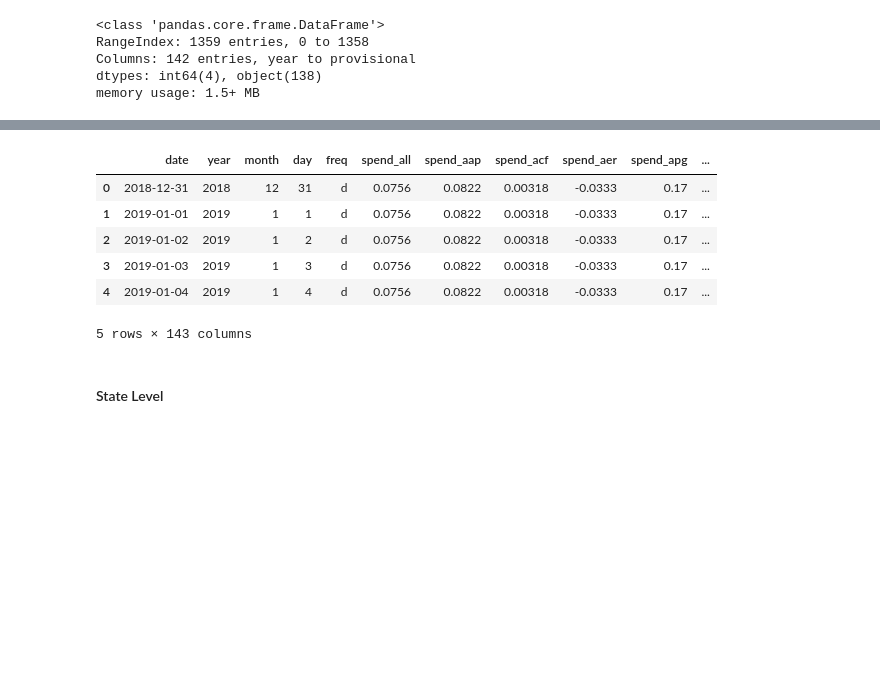
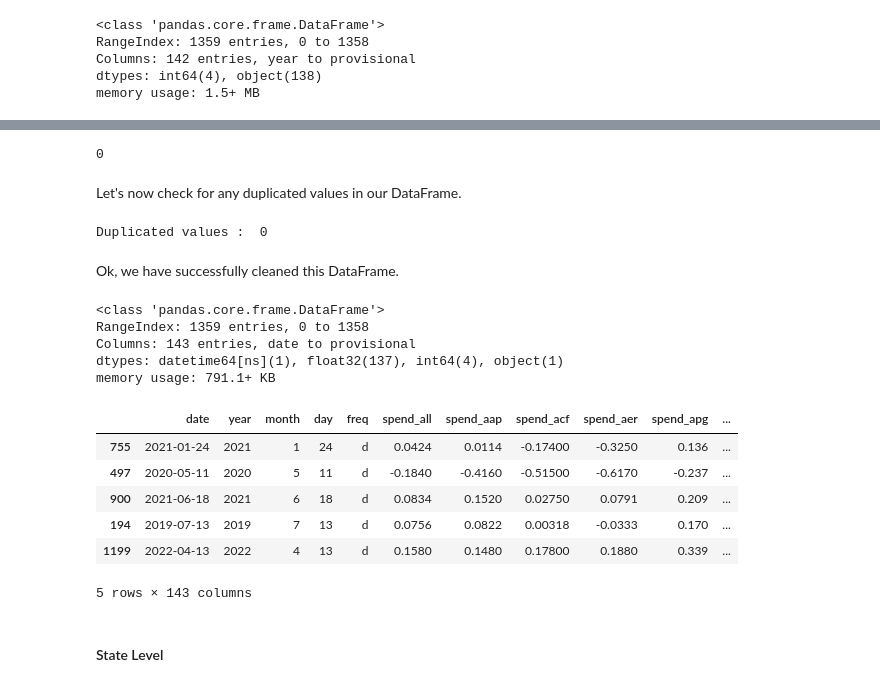
Before and after one commit to huymh/Consumer-Spending-Project, a Jupyter notebook: consumer_spending.ipynb, the cells around one changed output, grey strips where cells are left out. Saved outputs shown, nothing was run; the diff lists cells and outputs as text; code cells hidden in the pictures; blank space fills up the shorter version.

```diff
--- a/consumer_spending.ipynb
+++ b/consumer_spending.ipynb
@@ -181,3 +180,7 @@ def insert_covid_ref_lines(ax, zero_ref_line=False, natl_emerg=False, natl_recov
 # %%
-df1 = pd.read_csv('data/Affinity - National - Daily.csv')
-natl_daily = df1.replace('.', np.nan)
+natl_daily = pd.read_csv('data/Affinity - National - Daily.csv')
+st_daily = pd.read_csv('data/Affinity - State - Daily.csv')
+city_daily = pd.read_csv('data/Affinity - City - Daily.csv')
+
+cities = pd.read_csv('data/GeoIDs - City.csv')
+states = pd.read_csv('data/GeoIDs - State.csv')
@@ -206,6 +213,7 @@ memory usage: 1.5+ MB
 # %%
+# Replace `.` with NaN so we can easily convert to the right dtype afterwards
+natl_daily = natl_daily.replace('.', np.nan)
+
 # Convert all columns with "spend_" from dtype object to float32
 for col in [col for col in natl_daily.columns if 'spend_' in col]:
     natl_daily[col] = natl_daily[col].astype('float32')
-
-natl_daily = natl_daily.reset_index(drop=True)
@@ -212,4 +222,7 @@ natl_daily = natl_daily.reset_index(drop=True)
 # %%
-# Make a date column using the year, month, and day columns
+# Make a date Series using the year, month, and day columns
 date_dict = dict(year=natl_daily['year'], month=natl_daily['month'], day=natl_daily['day'])
-natl_daily.insert(loc=0, column='date', value=pd.to_datetime(date_dict))
+date_col = pd.Series(pd.to_datetime(date_dict), name='date')
+
+# Concatenate the date Series onto the main DataFrame at the beginning
+natl_daily = pd.concat([date_col, natl_daily], axis=1)
@@ -234,12 +245,33 @@ for col in natl_daily.columns:
+# %%
+# Check for any nulls
+print(natl_daily.isna().any().sum())
+# %% [output]
+0
+# %% [markdown]
+Let's now check for any duplicated values in our DataFrame.
+# %%
+print('Duplicated values : ', natl_daily.duplicated().sum())
+# %% [output]
+Duplicated values :  0
+# %% [markdown]
+Ok, we have successfully cleaned this DataFrame.
+# %%
+natl_daily.info()
+# %% [output]
+<class 'pandas.core.frame.DataFrame'>
+RangeIndex: 1359 entries, 0 to 1358
+Columns: 143 entries, date to provisional
+dtypes: datetime64[ns](1), float32(137), int64(4), object(1)
+memory usage: 791.1+ KB
 # %%
-natl_daily.head(5)
+natl_daily.sample(5)
 # %% [output]
 |  | date | year | month | day | freq | spend_all | spend_aap | spend_acf | spend_aer | spend_apg | ... |
-| 0 | 2018-12-31 | 2018 | 12 | 31 | d | 0.0756 | 0.0822 | 0.00318 | -0.0333 | 0.17 | ... |
-| 1 | 2019-01-01 | 2019 | 1 | 1 | d | 0.0756 | 0.0822 | 0.00318 | -0.0333 | 0.17 | ... |
-| 2 | 2019-01-02 | 2019 | 1 | 2 | d | 0.0756 | 0.0822 | 0.00318 | -0.0333 | 0.17 | ... |
-| 3 | 2019-01-03 | 2019 | 1 | 3 | d | 0.0756 | 0.0822 | 0.00318 | -0.0333 | 0.17 | ... |
-| 4 | 2019-01-04 | 2019 | 1 | 4 | d | 0.0756 | 0.0822 | 0.00318 | -0.0333 | 0.17 | ... |
+| 755 | 2021-01-24 | 2021 | 1 | 24 | d | 0.0424 | 0.0114 | -0.17400 | -0.3250 | 0.136 | ... |
+| 497 | 2020-05-11 | 2020 | 5 | 11 | d | -0.1840 | -0.4160 | -0.51500 | -0.6170 | -0.237 | ... |
+| 900 | 2021-06-18 | 2021 | 6 | 18 | d | 0.0834 | 0.1520 | 0.02750 | 0.0791 | 0.209 | ... |
+| 194 | 2019-07-13 | 2019 | 7 | 13 | d | 0.0756 | 0.0822 | 0.00318 | -0.0333 | 0.170 | ... |
+| 1199 | 2022-04-13 | 2022 | 4 | 13 | d | 0.1580 | 0.1480 | 0.17800 | 0.1880 | 0.339 | ... |
 5 rows × 143 columns
 # %% [markdown]
 #### State Level
```
Also changed, not shown: parts of 82 cells of this notebook, 1 other file.
